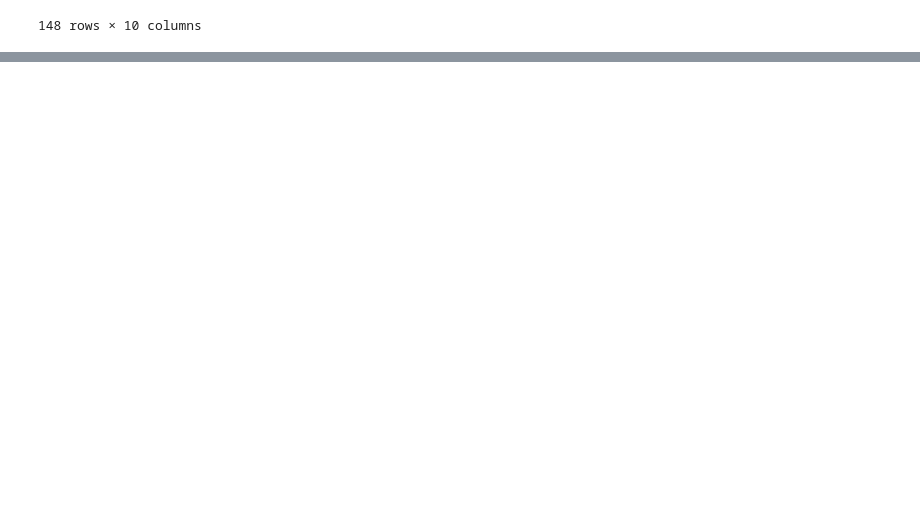
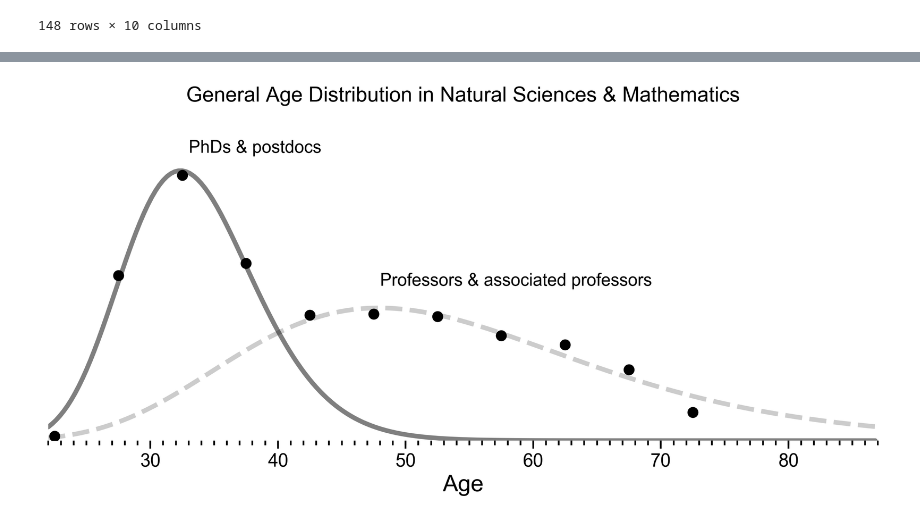
Before and after one commit to QuentinWach/animating-science, a Jupyter notebook: YoungMan/A Young Man's Game?.ipynb, the cells around one changed output, grey strips where cells are left out. Drawn from its saved outputs; the diff is of its cells as text; code cells hidden in the pictures; blank space fills up the shorter version.

```diff
--- a/YoungMan/A Young Man's Game?.ipynb
+++ b/YoungMan/A Young Man's Game?.ipynb
@@ -73,0 +76,4 @@ minimum age: 22
+# %%
+# import the csv data
+data = pd.DataFrame(pd.read_csv("data_2.csv", sep=",", header=0))
+data
@@ -73,0 +93,63 @@ minimum age: 22
+# %%
+age_groups = [g for g in data[:]["Age group +"]]
+numbers = [n for n in data[:]["Numbers of observations"]]
+# normalize numbers
+total = 0
+NCONST = 4.3
+for n in numbers:
+    total += n
+for i in range(len(numbers)):
+    numbers[i] = numbers[i] / (NCONST * total)
+    age_groups[i] += 2.5 # + 2.5 because 5 year intevalls
+
+# display the age distribution as a histogram for when papers are published
+# plot style
+plt.style.use("default")
+plt.style.use("seaborn-dark")
+plt.style.use("grayscale")
+# create figure
+fig = plt.figure(figsize=(10,4), dpi=300)
+fig.patch.set_facecolor('white')
+# create axes with histogram
+ax = plt.Axes(fig=fig, rect=[0,0, 1, 1])
+# data
+ax.plot(age_groups, numbers, "o", ms=8.5, alpha=1)
+# Fitting with curv_fit
+from scipy.optimize import curve_fit
+import numpy as np
+# log-norm function
+def log_fit(x, a, mu, sigma):
+    return a / x * 1. / (sigma * np.sqrt( 2. * np.pi ) ) * np.exp( -( np.log( x ) - mu )**2 / ( 2. * sigma**2 ) )
+# first curve
+popt1, pcov = curve_fit(log_fit, age_groups[:4], numbers[:4])
+x = np.arange(22,87,0.3)
+ax.plot(x, log_fit(x, *popt1), "-", lw=4, color="black", alpha=0.5) ##149349
+# second curve
+popt2, pcov = curve_fit(log_fit, age_groups[4:], numbers[4:])
+ax.plot(x, log_fit(x, *popt2), "--", lw=4, color="black", alpha=0.2)
+# total curve (if you are interested)
+#popt3, pcov = curve_fit(log_fit, age_groups[:], numbers[:])
+#ax.plot(x, log_fit(x, *popt3), lw=4, color="black", ls="--", alpha=0.5)
+
+# add text for clarity
+ax.text(33, 0.052, "PhDs & postdocs", size=15)
+ax.text(48, 0.028, "Professors & associated professors", size=15)
+
+# set axes specifications for visual clarity
+ax.xaxis.set_major_locator(MultipleLocator(10))
+ax.xaxis.set_minor_locator(MultipleLocator(1))
+ax.tick_params(which='both', width=1.5)
+ax.tick_params(which='minor', length=4, color="black")
+ax.tick_params(which='major', length=7, color="black", labelsize=16)
+ax.set_xlim([22, 87])
+ax.set_ylim([0, 0.06])
+ax.set_yticks([])
+ax.set_xlabel("Age", size=20)
+ax.set_title("General Age Distribution in Natural Sciences & Mathematics", size=18)
+
+# add axes to figure
+fig.add_axes(ax)
+# plot the whole thing
+plt.savefig("academic_age_distribution", bbox_inches="tight", facecolor="white")
+# %% [output]
+[figure, added]
```
Also changed, not shown: parts of 5 cells of this notebook, 4 other files.
